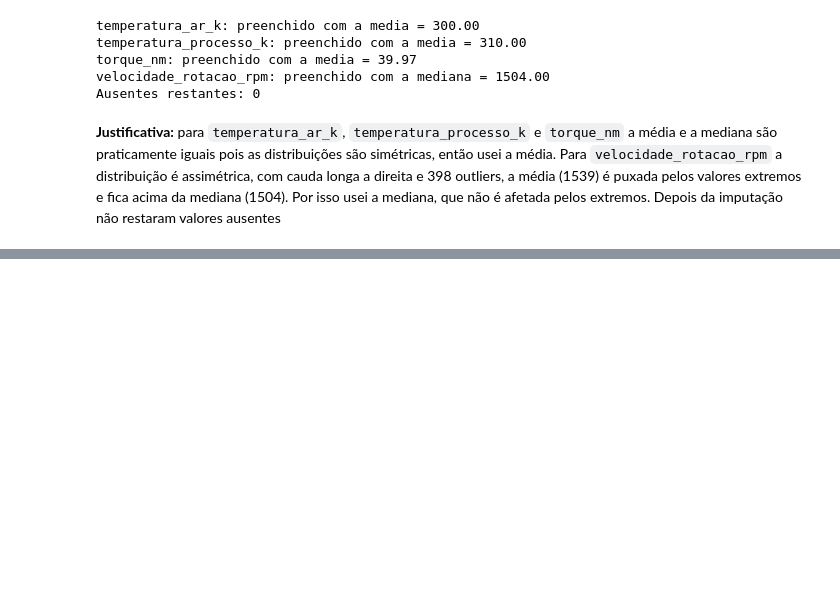
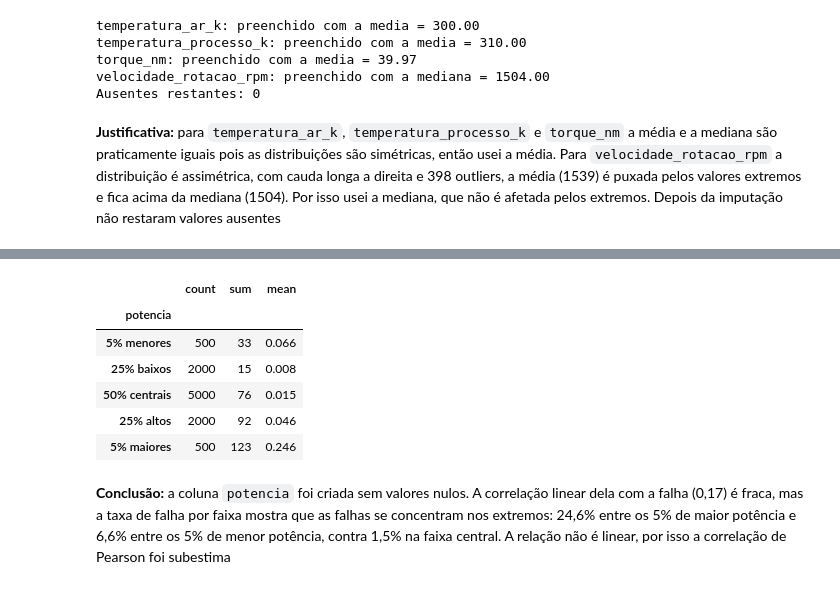
Before and after one commit to arthursphilippi-coder/manutencao-preditiva-ml, a Jupyter notebook: projeto_manutencao_preditiva.ipynb, the cells around one changed output, grey strips where cells are left out. Cells and saved outputs as stored; diff of their text form; code cells hidden in the pictures; blank space fills up the shorter version.

Commit message:
implementa coluna potencia

```diff
--- a/projeto_manutencao_preditiva.ipynb
+++ b/projeto_manutencao_preditiva.ipynb
@@ -297,0 +302,5 @@ Ausentes restantes: 0
+# %%
+df["potencia"] = df["velocidade_rotacao_rpm"] * df["torque_nm"]
+
+print("Valores nulos em potencia:", df["potencia"].isna().sum())
+df[["velocidade_rotacao_rpm", "torque_nm", "potencia"]].head()
@@ -297,0 +327,17 @@ Ausentes restantes: 0
+# %%
+faixas = pd.qcut(
+    df["potencia"],
+    q=[0, 0.05, 0.25, 0.75, 0.95, 1],
+    labels=["5% menores", "25% baixos", "50% centrais", "25% altos", "5% maiores"],
+)
+df.groupby(faixas, observed=True)["falha_maquina"].agg(["count", "sum", "mean"]).round(3)
+# %% [output]
+|  | count | sum | mean |
+| potencia |  |  |  |
+| 5% menores | 500 | 33 | 0.066 |
+| 25% baixos | 2000 | 15 | 0.008 |
+| 50% centrais | 5000 | 76 | 0.015 |
+| 25% altos | 2000 | 92 | 0.046 |
+| 5% maiores | 500 | 123 | 0.246 |
+# %% [markdown]
+**Conclusão:** a coluna `potencia` foi criada sem valores nulos. A correlação linear dela com a falha (0,17) é fraca, mas a taxa de falha por faixa mostra que as falhas se concentram nos extremos: 24,6% entre os 5% de maior potência e 6,6% entre os 5% de menor potência, contra 1,5% na faixa central. A relação não é linear, por isso a correlação de Pearson foi subestima
```
Also changed, not shown: parts of 3 cells of this notebook.
